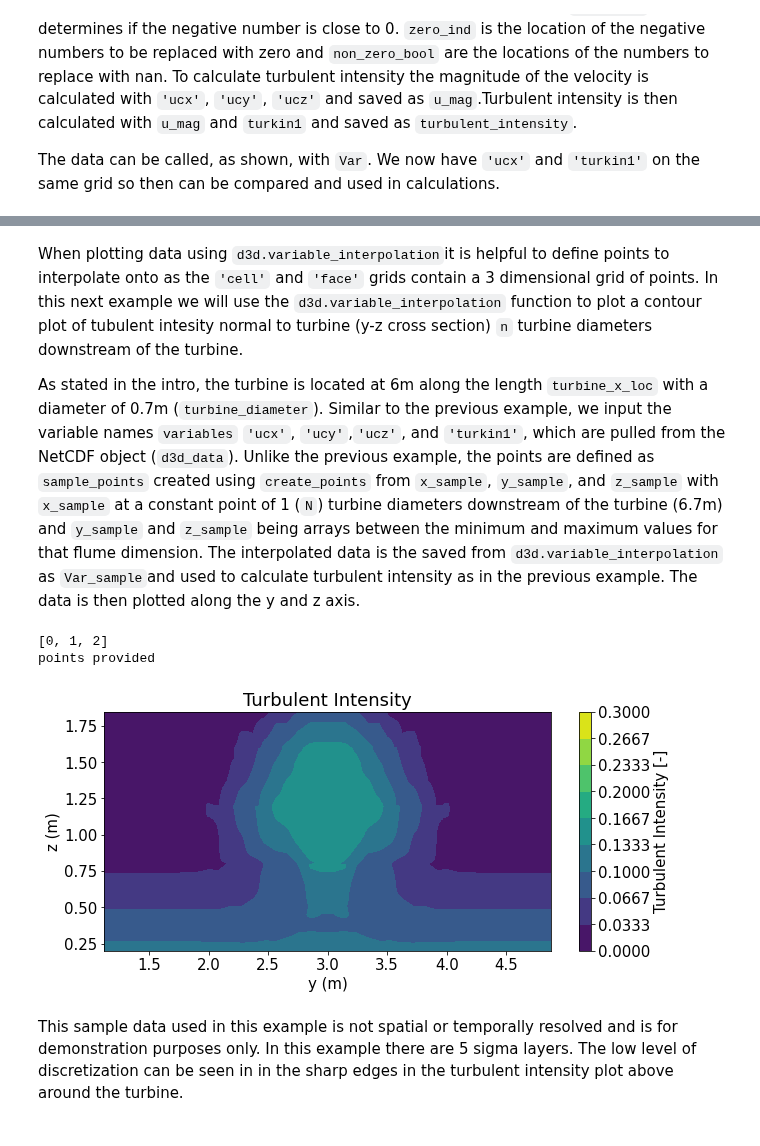
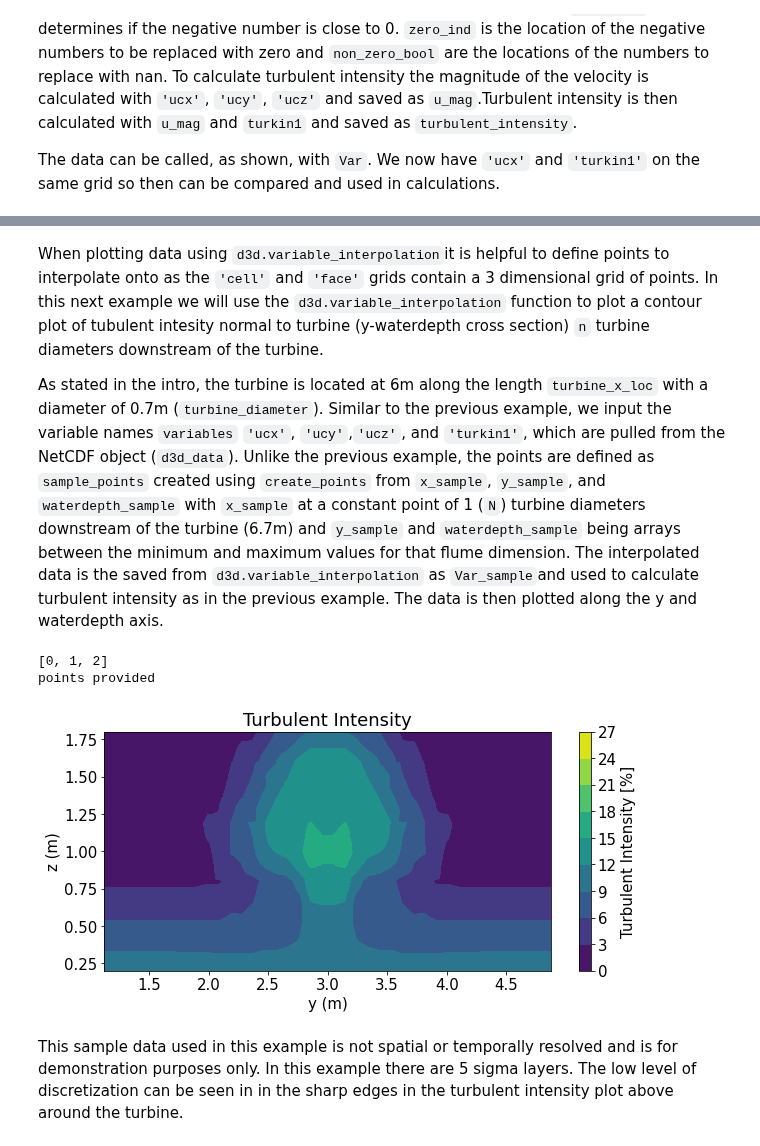
Before and after one commit to MHKiT-Software/MHKiT-Python, a Jupyter notebook: examples/Delft3D_example.ipynb, the cells around one changed output, grey strips where cells are left out. Cells and saved outputs as stored; diff of their text form; code cells hidden in the pictures.

```diff
--- a/examples/Delft3D_example.ipynb
+++ b/examples/Delft3D_example.ipynb
@@ -62,10 +79,10 @@ The limits `max_plot_v` and `min_plot_v` are defined to bound the plots of the v
 # %%
 # Getting variable data
 variable= 'ucx'
-var_data_df= d3d.get_all_data_points(d3d_data, variable, time_index=1)
+var_data_df= d3d.get_all_data_points(d3d_data, variable, time_index=4)
 print(var_data_df)
 
 # Setting plot limits
-max_plot_v= 1.25
-min_plot_v=0.5
+max_plot_vel= 1.25
+min_plot_vel=0.5
 # %% [output]
@@ -89,19 +106,20 @@ To view the maximum wake effect of the turbine we can plot a velocity down the c
 # %%
+# Use rectangular grid min and max to find flume centerline
 xmin=var_data_df.x.max()
 xmax=var_data_df.x.min()
 
 ymin=var_data_df.y.max()
 ymax=var_data_df.y.min()
 
-zmin=var_data_df.z.max()
-zmax=var_data_df.z.min()
+waterdepth_min=var_data_df.waterdepth.max()
+waterdepth_max=var_data_df.waterdepth.min()
 
 # Creating one array and 2 points
-x = np.linspace(xmin, xmax, num=100)
+x = np.linspace(xmin, xmax)
 y = np.mean([ymin,ymax])
-z = np.mean([zmin,zmax])
+waterdepth = np.mean([waterdepth_min,waterdepth_max])
 
 # Creating an array of points
-cline_points = d3d.create_points(x, y, z)
-cline_points
+cline_points = d3d.create_points(x, y, waterdepth)
+cline_points.head()
 # %% [output]
@@ -307,36 +349,49 @@ Var
 5760 rows × 9 columns
 # %% [markdown]
-When plotting data using `d3d.variable_interpolation`it is helpful to define points to interpolate onto as the `'cell'` and `'face'` grids contain a 3 dimensional grid of points. In this next example we will use the `d3d.variable_interpolation` function to plot a contour plot of tubulent intesity normal to turbine (y-z cross section) `n` turbine diameters downstream of the turbine.
+When plotting data using `d3d.variable_interpolation`it is helpful to define points to interpolate onto as the `'cell'` and `'face'` grids contain a 3 dimensional grid of points. In this next example we will use the `d3d.variable_interpolation` function to plot a contour plot of tubulent intesity normal to turbine (y-waterdepth cross section) `n` turbine diameters downstream of the turbine.
 
-As stated in the intro, the turbine is located at 6m along the length `turbine_x_loc` with a diameter of 0.7m  (`turbine_diameter`). Similar to the previous example, we input the variable names `variables` `'ucx'`, `'ucy'`,`'ucz'`, and `'turkin1'`, which are pulled from the NetCDF object (`d3d_data`). Unlike the previous example, the points are defined as `sample_points` created using `create_points` from `x_sample`, `y_sample`, and `z_sample` with `x_sample` at a constant point of 1 (`N`) turbine diameters downstream of the turbine (6.7m) and `y_sample` and `z_sample` being arrays between the minimum and maximum values for that flume dimension. The interpolated data is the saved from `d3d.variable_interpolation` as `Var_sample`and used to calculate turbulent intensity as in the previous example. The data is then plotted along the y and z axis.
+As stated in the intro, the turbine is located at 6m along the length `turbine_x_loc` with a diameter of 0.7m  (`turbine_diameter`). Similar to the previous example, we input the variable names `variables` `'ucx'`, `'ucy'`,`'ucz'`, and `'turkin1'`, which are pulled from the NetCDF object (`d3d_data`). Unlike the previous example, the points are defined as `sample_points` created using `create_points` from `x_sample`, `y_sample`, and `waterdepth_sample` with `x_sample` at a constant point of 1 (`N`) turbine diameters downstream of the turbine (6.7m) and `y_sample` and `waterdepth_sample` being arrays between the minimum and maximum values for that flume dimension. The interpolated data is the saved from `d3d.variable_interpolation` as `Var_sample`and used to calculate turbulent intensity as in the previous example. The data is then plotted along the y and waterdepth axis.
 # %%
 turbine_x_loc= 6
 turbine_diameter= 0.7
 N=1
 x_sample = turbine_x_loc+N*turbine_diameter
 y_samples = np.linspace(ymin, ymax, num=40)
-z_samples = np.linspace(zmin,zmax, num=256)
+waterdepth_samples = np.linspace(waterdepth_min,waterdepth_max, num=256)
 
 variables= ['turkin1', 'ucx', 'ucy', 'ucz']
-sample_points = d3d.create_points(x_sample, y_samples, z_samples)
+sample_points = d3d.create_points(x_sample, y_samples, waterdepth_samples)
 
 Var_sample= d3d.variable_interpolation(d3d_data, variables, points= sample_points)
 
-Var_sample['u_mag']=d3d.unorm(np.array(Var_sample['ucx']),np.array(Var_sample['ucy']), np.array(Var_sample['ucz'])) #root mean squared calculation
-Var_sample['turbulent_intensity']= np.sqrt(2/3*Var_sample['turkin1'])/Var_sample['u_mag'] # turbulent intesity calculation
+#root mean squared calculation
+Var_sample['u_mag']=d3d.unorm(
+    np.array(Var_sample['ucx']),
+    np.array(Var_sample['ucy']),
+    np.array(Var_sample['ucz'])
+)
+# turbulent intesity calculation
+Var_sample['turbulent_intensity']= np.sqrt(2/3*Var_sample['turkin1'])/Var_sample['u_mag']*100
 
 # Plotting
 plt.figure(figsize=(10,4.4))
-contour_plot = plt.tricontourf(Var_sample.y, Var_sample.z, Var_sample.turbulent_intensity,
-                               vmin=min_plot_v, vmax=max_plot_v,levels=np.linspace(min_plot_v,max_plot_v,10))
+contour_plot = plt.tricontourf(
+    Var_sample.y,
+    Var_sample.waterdepth,
+    Var_sample.turbulent_intensity,
+    vmin=min_plot_TI,
+    vmax=max_plot_TI,
+    levels=np.linspace(min_plot_TI,max_plot_TI,10)
+)
+
 plt.xlabel('y (m)')
 plt.ylabel('z (m)')
 plt.title('Turbulent Intensity')
 cbar= plt.colorbar(contour_plot)
-cbar.set_label('Turbulent Intensity [-]')
+cbar.set_label('Turbulent Intensity [%]')
 # %% [output]
 [0, 1, 2]
 points provided
-[figure, old version]
+[figure, new version]
 # %% [markdown]
 This sample data used in this example is not spatial or temporally resolved and is for demonstration purposes only. In this example there are 5 sigma layers. The low level of discretization can be seen in in the sharp edges in the turbulent intensity plot above around the turbine.
```
Also changed, not shown: parts of 22 cells of this notebook.
